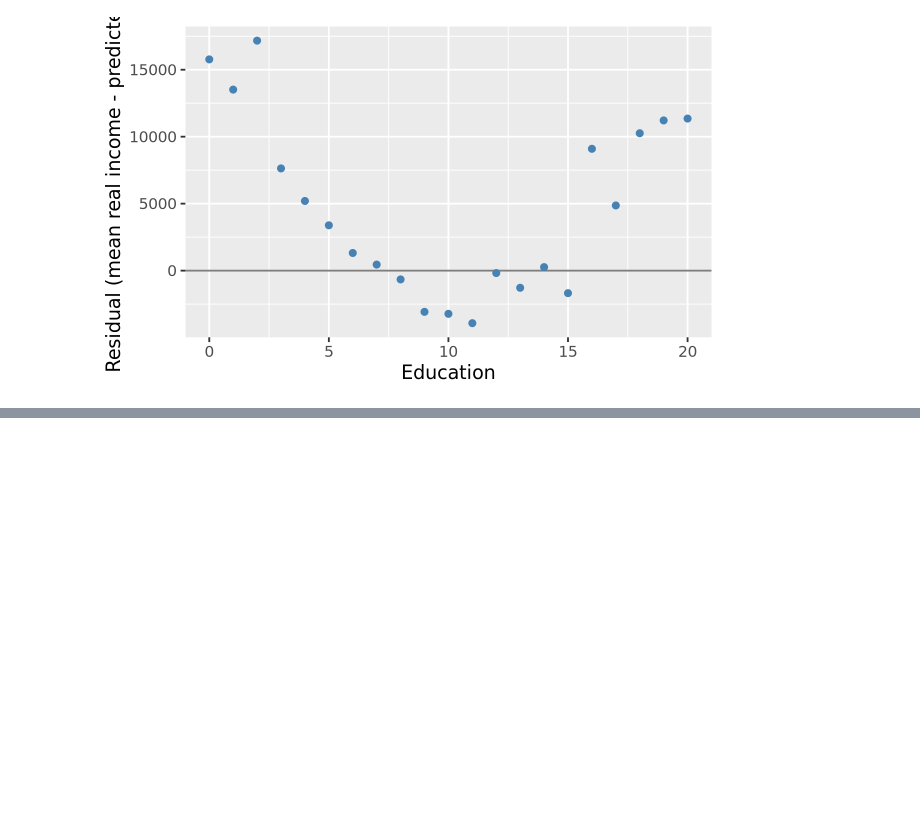
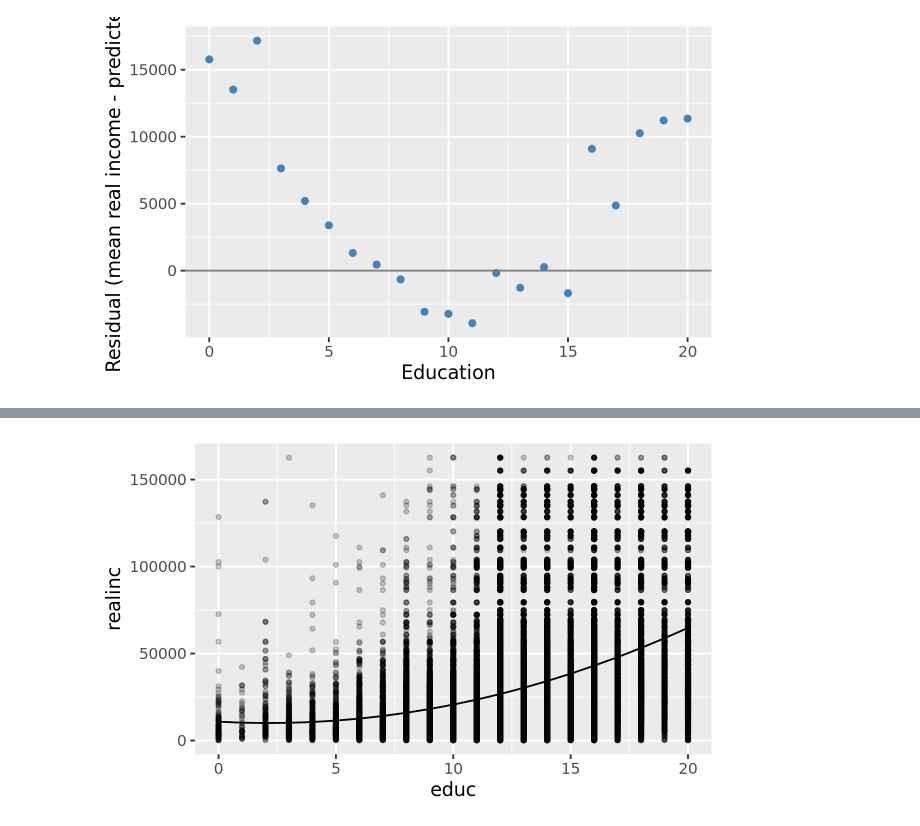
Before and after one commit to carfaro-uncch/codespace, a Jupyter notebook: notebooks/model-basics.ipynb, the cells around one changed output, grey strips where cells are left out. Cells and saved outputs as stored; diff of their text form; code cells hidden in the pictures; blank space fills up the shorter version.

```diff
--- a/notebooks/model-basics.ipynb
+++ b/notebooks/model-basics.ipynb
@@ -127,0 +259,4 @@ Warning message:
+# %%
+gss2 = gss |>
+    mutate(educ_squared = educ^2)
+gss2 |> head()
@@ -127,0 +271,3 @@ Warning message:
+# %%
+mod_fit = mod |> fit(realinc ~ educ + educ_squared, data = gss2)
+mod_fit
@@ -127,0 +284,6 @@ Warning message:
+# %%
+predict(mod_fit, gss2) |> bind_cols(gss2) |>
+ggplot(aes(x = educ, y = realinc)) +
+    geom_point(alpha = 0.2, size = 1) +
+    geom_line(aes(y = .pred))
+# %% [output]
@@ -127,0 +294 @@ Warning message:
+[figure, added]
```
Also changed, not shown: parts of 19 cells of this notebook.
